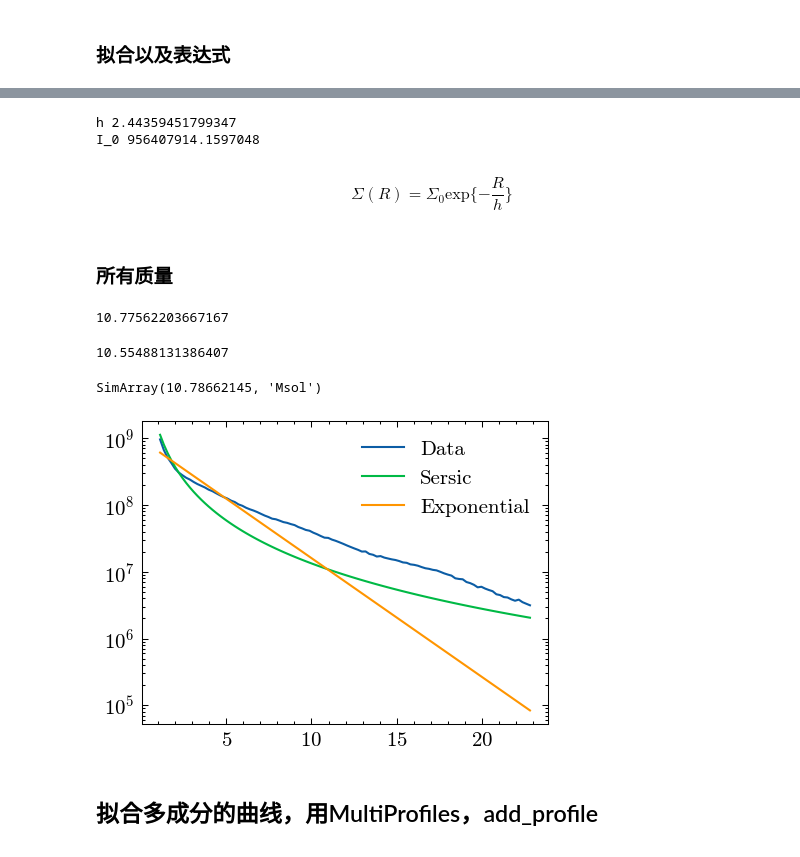
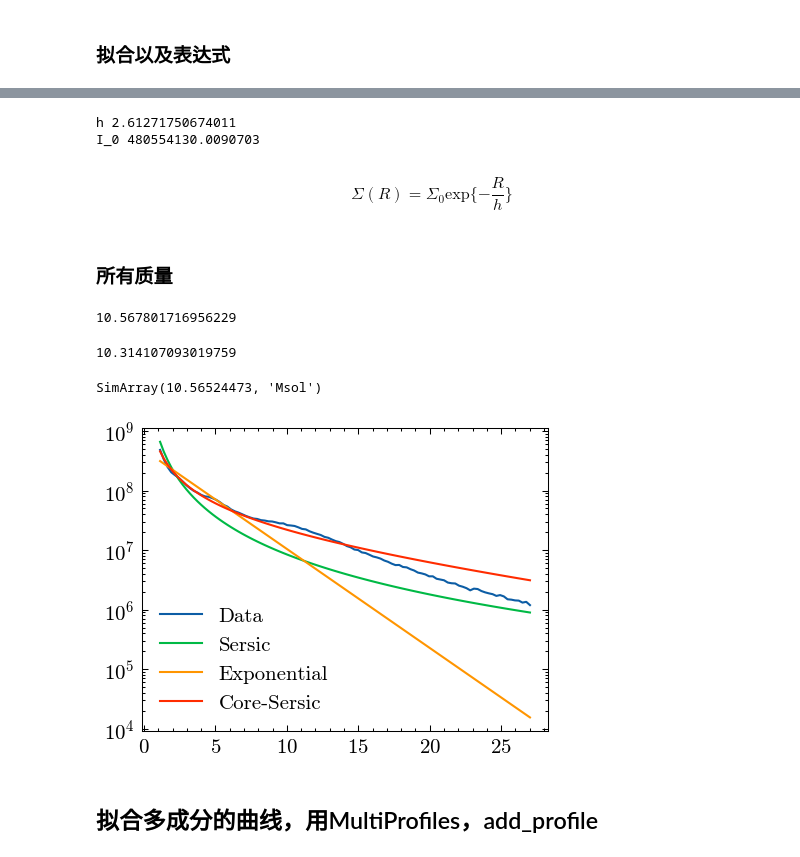
Before and after one commit to wx-ys/gal1d, a Jupyter notebook: example.ipynb, the cells around one changed output, grey strips where cells are left out. Drawn from its saved outputs; the diff is of its cells as text; code cells hidden in the pictures.

Commit message:
core_sersic

```diff
--- a/example.ipynb
+++ b/example.ipynb
@@ -12,7 +12,7 @@ import gal1d
 BATHPATH='/home/dumin/IllustrisTNG/TNG50-1/output/'
 snap99=TNGsimulation.Snapshot(BasePath=BATHPATH,Snap=99)
 # %%
-sub= snap99.load_particle(10)
+sub= snap99.load_particle(12)
 sub.physical_units()
 sub.face_on(alignwith='star',rmax=8)
 # %%
@@ -153 +153,8 @@ I_e 224799719.43613234
 $$\Sigma(R) = \Sigma_e \mathrm{exp}\{- b_n [(\frac{R}{R_e})^{\frac{1}{n}}-1]\}$$
+# %%
+#gal1d.CoreSersicProfile.BOUND['n']=[0.2,20]
+
+cor,jic =gal1d.CoreSersicProfile.fit(Rstar,denstar,use_analytical_jac=True)
+for i in cor.keys():
+    print(i,cor[i])
+cor.formular()
@@ -157,32 +172,33 @@ for i in exp.keys():
     print(i,exp[i])
 exp.formular()
 # %% [output]
-h 2.44359451799347
-I_0 956407914.1597048
+h 2.61271750674011
+I_0 480554130.0090703
 $$\Sigma(R) = \Sigma_0 \mathrm{exp}\{-\frac{R}{h}\}$$
 # %% [markdown]
 ### 所有质量
 # %%
 np.log10(ser.total_mass())
 # %% [output]
-10.77562203667167
+10.567801716956229
 # %%
 np.log10(exp.total_mass())
 # %% [output]
-10.55488131386407
+10.314107093019759
 # %%
 np.log10(sub.s['mass'].sum())
 # %% [output]
-SimArray(10.78662145, 'Msol')
+SimArray(10.56524473, 'Msol')
 # %%
 plt.figure(dpi=150)
 plt.plot(Rstar,denstar,label='Data')
 plt.plot(Rstar,ser(Rstar),label='Sersic')
 plt.plot(Rstar,exp(Rstar),label='Exponential')
+plt.plot(Rstar,cor(Rstar),label='Core-Sersic')
 plt.legend()
 plt.yscale('log')
 # %% [output]
-[figure, old version]
+[figure, new version]
 # %% [markdown]
 ## 拟合多成分的曲线，用MultiProfiles，add_profile
 # %%
```
Also changed, not shown: parts of 31 cells of this notebook, 4 other files.
